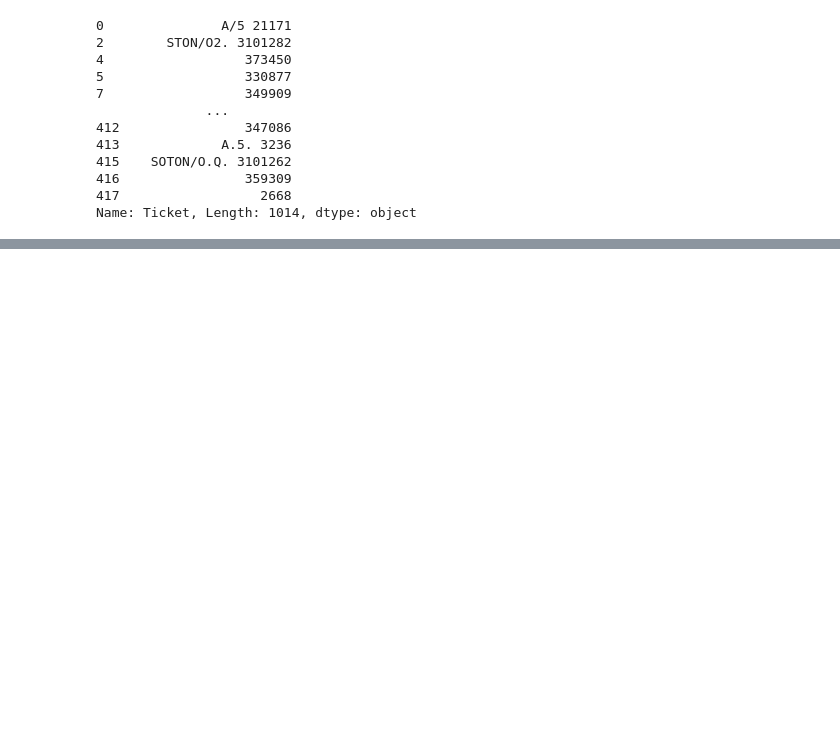
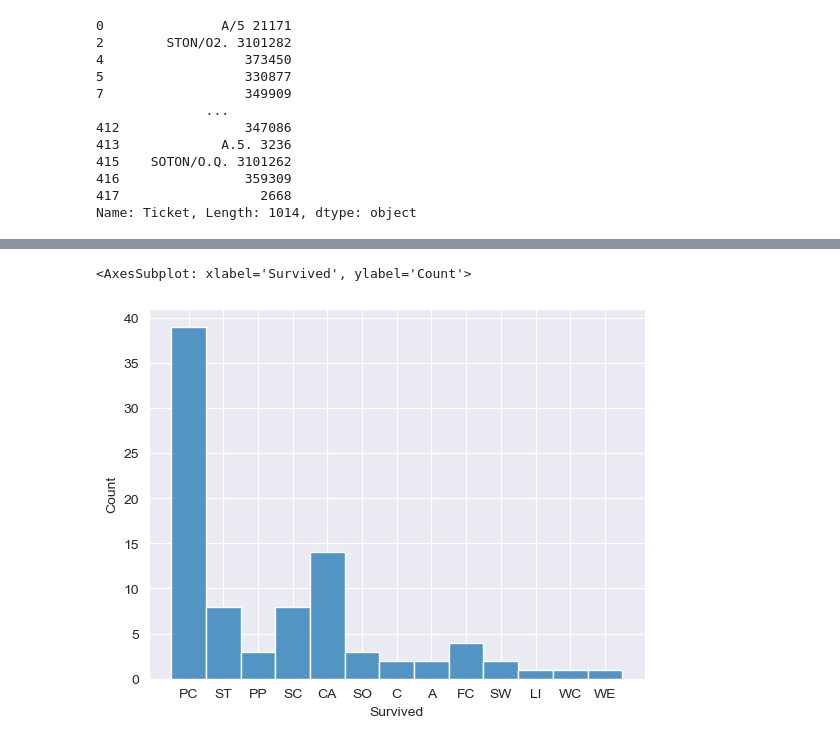
Before and after one commit to HongkyuRyu/Study_For_MachineLearning, a Jupyter notebook: 05 Titanic feature_Engineering.ipynb, the cells around one changed output, grey strips where cells are left out. Saved outputs shown, nothing was run; the diff lists cells and outputs as text; code cells hidden in the pictures; blank space fills up the shorter version.

```diff
--- a/05 Titanic feature_Engineering.ipynb
+++ b/05 Titanic feature_Engineering.ipynb
@@ -358,0 +412,2 @@ df_temp1.iplot(kind='histogram')
+# %%
+df['Ticket_Num'] = df['Ticket_Num'].fillna(df['Ticket'])
@@ -358,0 +418,3 @@ df_temp1.iplot(kind='histogram')
+# %%
+df.loc[(df['Ticket_Num'] == 'LINE'),'Ticket_Initial'] = 'LINE'
+df.loc[(df['Ticket_Num'] == 'LINE'), 'Ticket_Num'] = 0
@@ -358,0 +434,3 @@ df_temp1.iplot(kind='histogram')
+# %%
+df.loc[(df['Ticket_Num'] ==  ' Basle'), 'Ticket_Num'] = 541
+df[df['Ticket_Num'] ==  ' Basle']
@@ -358,0 +446,7 @@ df_temp1.iplot(kind='histogram')
+# %%
+df['Ticket_initial_test'] = df['Ticket_Initial'].str.replace(pat='[^A-Za-z]',
+                                                             repl='',
+                                                             regex=True)
+df['Ticket_initial2'] = df['Ticket_Initial'].str.replace(pat='[^A-Za-z]', repl='',
+                                                        regex=True).str[0:2]
+df.head()
@@ -358,0 +460,9 @@ df_temp1.iplot(kind='histogram')
+# %%
+train = df[:ntrain]
+survived = train.loc[train['Survived'] == 1]['Ticket_initial2']
+dead = train.loc[train['Survived'] == 0]['Ticket_initial2']
+df_temp = pd.concat([survived, dead], axis=1, keys=['Survived', 'Dead'])
+sns.histplot(data=df_temp, x='Survived')
+# %% [output]
+<AxesSubplot: xlabel='Survived', ylabel='Count'>
+[figure, added]
```
Also changed, not shown: parts of 37 cells of this notebook, 1 other file.
